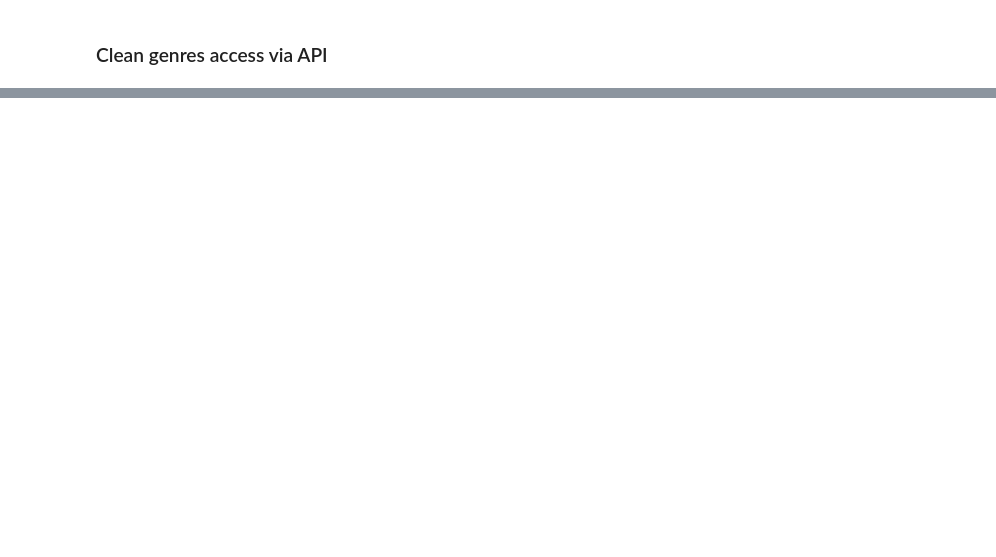
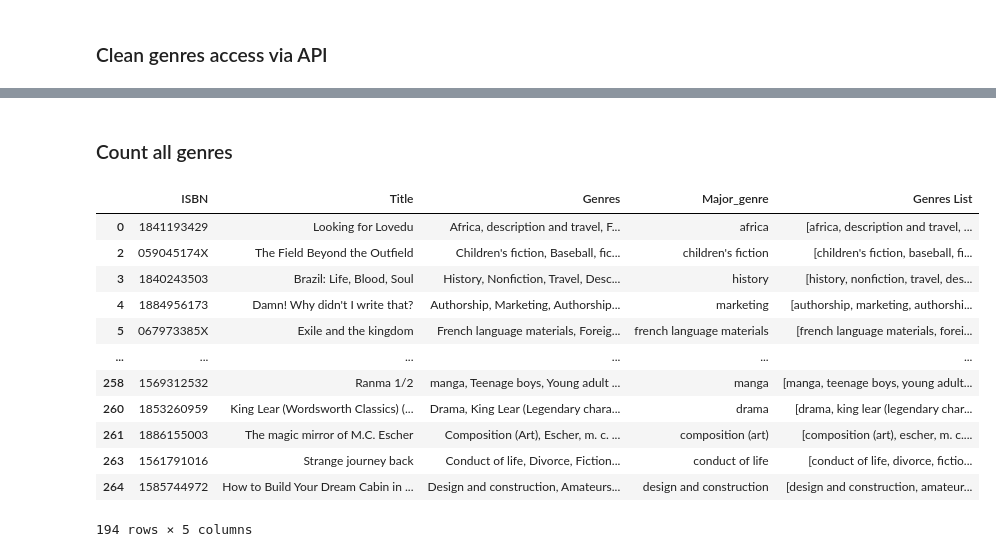
Before and after one commit to jtimko16/book-recommendation, a Jupyter notebook: notebooks/02. Clean_genres.ipynb, the cells around one changed output, grey strips where cells are left out. Saved outputs shown, nothing was run; the diff lists cells and outputs as text; code cells hidden in the pictures; blank space fills up the shorter version.

Commit message:
Add - count number of all categories

```diff
--- a/notebooks/02. Clean_genres.ipynb
+++ b/notebooks/02. Clean_genres.ipynb
@@ -14,0 +20,24 @@ df_genres.head(5)
+# %%
+# Function to clean genres and keep only the first genre
+def get_major_genre(genre_str):
+    # Handle 'Unknown Genre'
+    #if genre_str == 'Unknown Genre':
+     #   return 'Unknown Genre'
+    # Split by commas, strip extra spaces, and take the first genre
+    genres = [genre.strip() for genre in genre_str.split(',')]
+
+    selected_genre = genres[0]
+
+    # If the first genre is 'Authorship', take the second genre
+    if genres[0].lower() == 'authorship' and len(genres) > 1:
+        selected_genre = genres[1]
+
+    selected_genre = selected_genre.lower()
+
+    return selected_genre
+# %%
+# Function to split genres and count occurrences
+def count_genres(genre_str):
+    # Split the genre string by commas and strip extra spaces
+    genres = [genre.strip().lower() for genre in genre_str.split(',')]
+    return genres
@@ -14,0 +46,3 @@ df_genres.head(5)
+# %%
+# Apply the function to the 'Genres' column
+df_genres['Major_genre'] = df_genres['Genres'].apply(get_major_genre)
@@ -14,0 +87,20 @@ df_genres.head(5)
+# %% [markdown]
+### Count all genres
+# %%
+# Apply the count_genres function to the 'Genres' column
+df_genres['Genres List'] = df_genres['Genres'].apply(count_genres)
+df_genres
+# %% [output]
+|  | ISBN | Title | Genres | Major_genre | Genres List |
+| 0 | 1841193429 | Looking for Lovedu | Africa, description and travel, F... | africa | [africa, description and travel, ... |
+| 2 | 059045174X | The Field Beyond the Outfield | Children's fiction, Baseball, fic... | children's fiction | [children's fiction, baseball, fi... |
+| 3 | 1840243503 | Brazil: Life, Blood, Soul | History, Nonfiction, Travel, Desc... | history | [history, nonfiction, travel, des... |
+| 4 | 1884956173 | Damn! Why didn't I write that? | Authorship, Marketing, Authorship... | marketing | [authorship, marketing, authorshi... |
+| 5 | 067973385X | Exile and the kingdom | French language materials, Foreig... | french language materials | [french language materials, forei... |
+| ... | ... | ... | ... | ... | ... |
+| 258 | 1569312532 | Ranma 1/2 | manga, Teenage boys, Young adult ... | manga | [manga, teenage boys, young adult... |
+| 260 | 1853260959 | King Lear (Wordsworth Classics) (... | Drama, King Lear (Legendary chara... | drama | [drama, king lear (legendary char... |
+| 261 | 1886155003 | The magic mirror of M.C. Escher | Composition (Art), Escher, m. c. ... | composition (art) | [composition (art), escher, m. c.... |
+| 263 | 1561791016 | Strange journey back | Conduct of life, Divorce, Fiction... | conduct of life | [conduct of life, divorce, fictio... |
+| 264 | 1585744972 | How to Build Your Dream Cabin in ... | Design and construction, Amateurs... | design and construction | [design and construction, amateur... |
+194 rows × 5 columns
```
Also changed, not shown: parts of 9 cells of this notebook.
